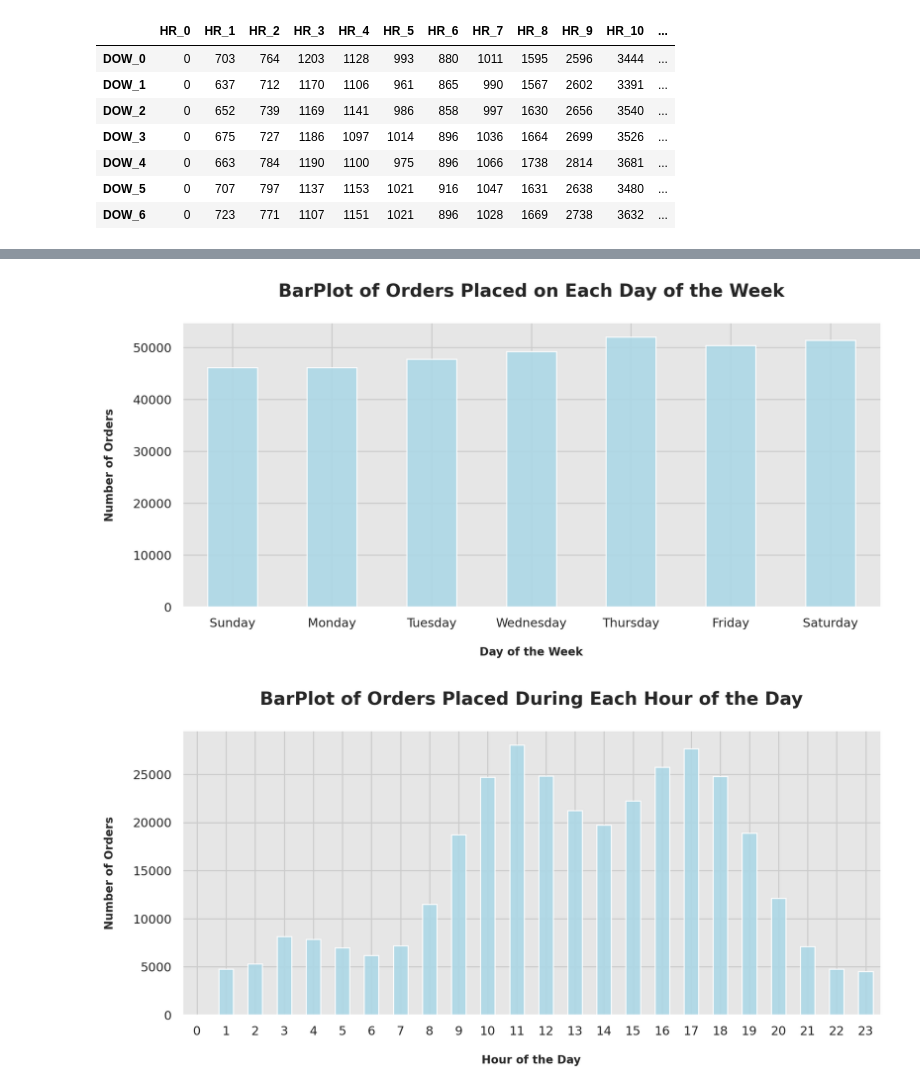
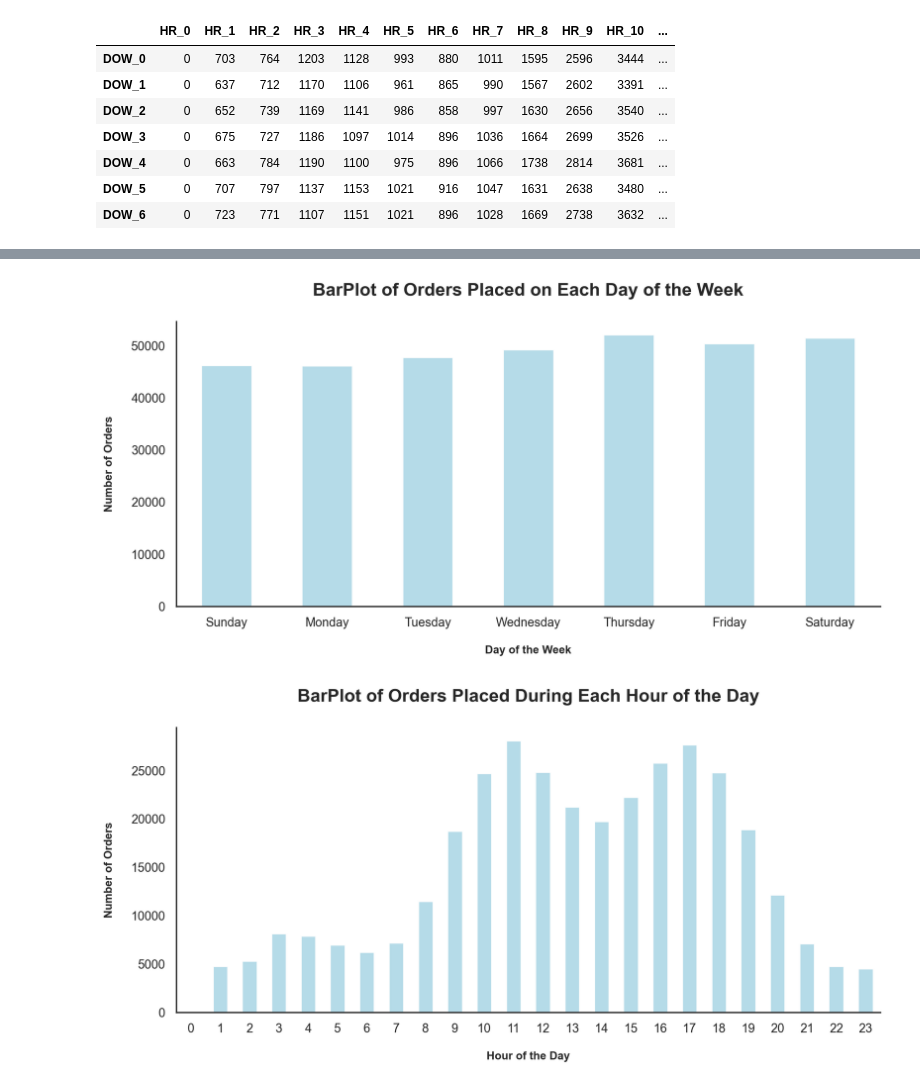
Before and after one commit to Silvestre17/DM_FoodDeliveryClustering_MasterProject, a Jupyter notebook: DM2425_Part1_99.ipynb, the cells around one changed output, grey strips where cells are left out. Saved outputs shown, nothing was run; the diff lists cells and outputs as text; code cells hidden in the pictures.

```diff
--- a/DM2425_Part1_99.ipynb
+++ b/DM2425_Part1_99.ipynb
@@ -493,16 +514,18 @@ plt.show()
 # %%
+sns.set_theme(style='white')
+
 # Plot the number of orders placed on each day of the week (DOW_0 to DOW_6)
 plt.figure(figsize=(10, 5))
 DOW_HR.sum(axis=1).plot(kind='bar', color='lightblue', alpha=0.9)
 plt.title('BarPlot of Orders Placed on Each Day of the Week\n', fontweight='bold', fontsize=16)
 plt.xlabel('\nDay of the Week', fontweight='bold', fontsize=10)
 plt.ylabel('Number of Orders\n', fontweight='bold', fontsize=10)
 plt.xticks(rotation=0, ha='center')
 sns.despine(top=True, right=True)
 plt.tight_layout()
 plt.show()
 # %% [output]
-[figure, old version]
+[figure, new version]
 # %%
 # Plot the number of orders placed during each hour of the day (HR_0 to HR_23)
 plt.figure(figsize=(10, 5))
@@ -515,7 +538,7 @@ sns.despine(top=True, right=True)
 plt.tight_layout()
 plt.show()
 # %% [output]
-[figure, old version]
+[figure, new version]
 # %%
 # Plot the number of orders placed on each day of the week (DOW_0 to DOW_6) and each hour of the day (HR_0 to HR_23)
 plt.figure(figsize=(15, 5))
```
Also changed, not shown: parts of 19 cells of this notebook.
